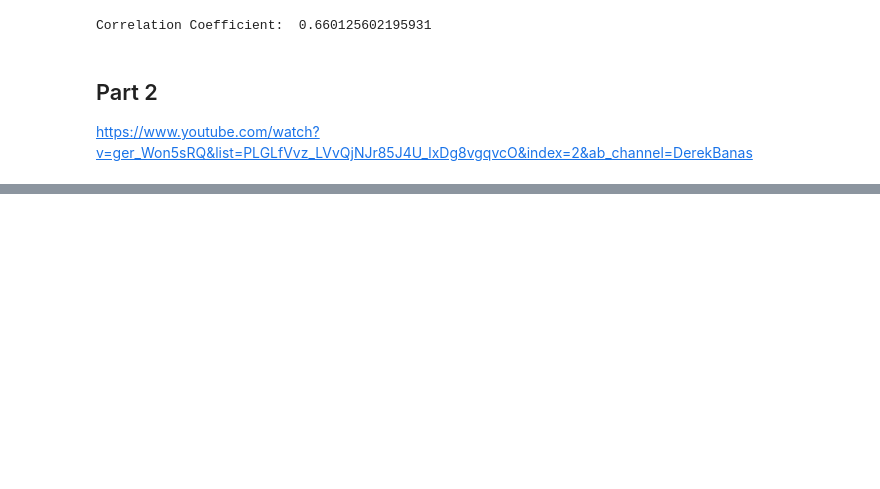
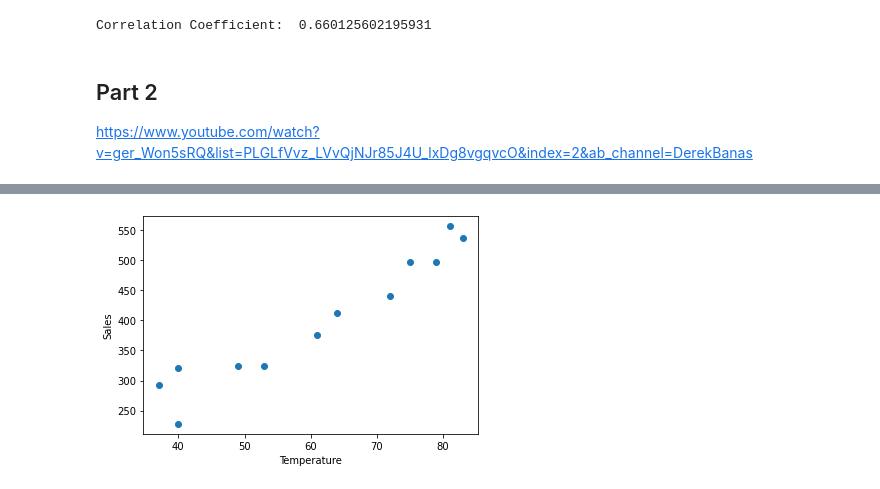
Before and after one commit to Stepheng753/MathProjects, a Jupyter notebook: StatisticsTutorial/Stats.ipynb, the cells around one changed output, grey strips where cells are left out. Saved outputs shown, nothing was run; the diff lists cells and outputs as text; code cells hidden in the pictures; blank space fills up the shorter version.

```diff
--- a/StatisticsTutorial/Stats.ipynb
+++ b/StatisticsTutorial/Stats.ipynb
@@ -164,0 +746,3 @@ https://www.youtube.com/watch?v=ger_Won5sRQ&list=PLGLfVvz_LVvQjNJr85J4U_lxDg8vgq
+# %%
+ice_cream_sales = pd.read_csv('icecreamsales.csv')
+ice_cream_sales.describe()
@@ -164,0 +759,9 @@ https://www.youtube.com/watch?v=ger_Won5sRQ&list=PLGLfVvz_LVvQjNJr85J4U_lxDg8vgq
+# %%
+x1 = ice_cream_sales['Temperature']
+y = ice_cream_sales['Sales']
+plt.scatter(x1, y)
+plt.xlabel('Temperature', fontsize=10)
+plt.ylabel('Sales', fontsize=10)
+plt.show()
+# %% [output]
+[figure, added]
```
Also changed, not shown: parts of 62 cells of this notebook, 4 other files.
